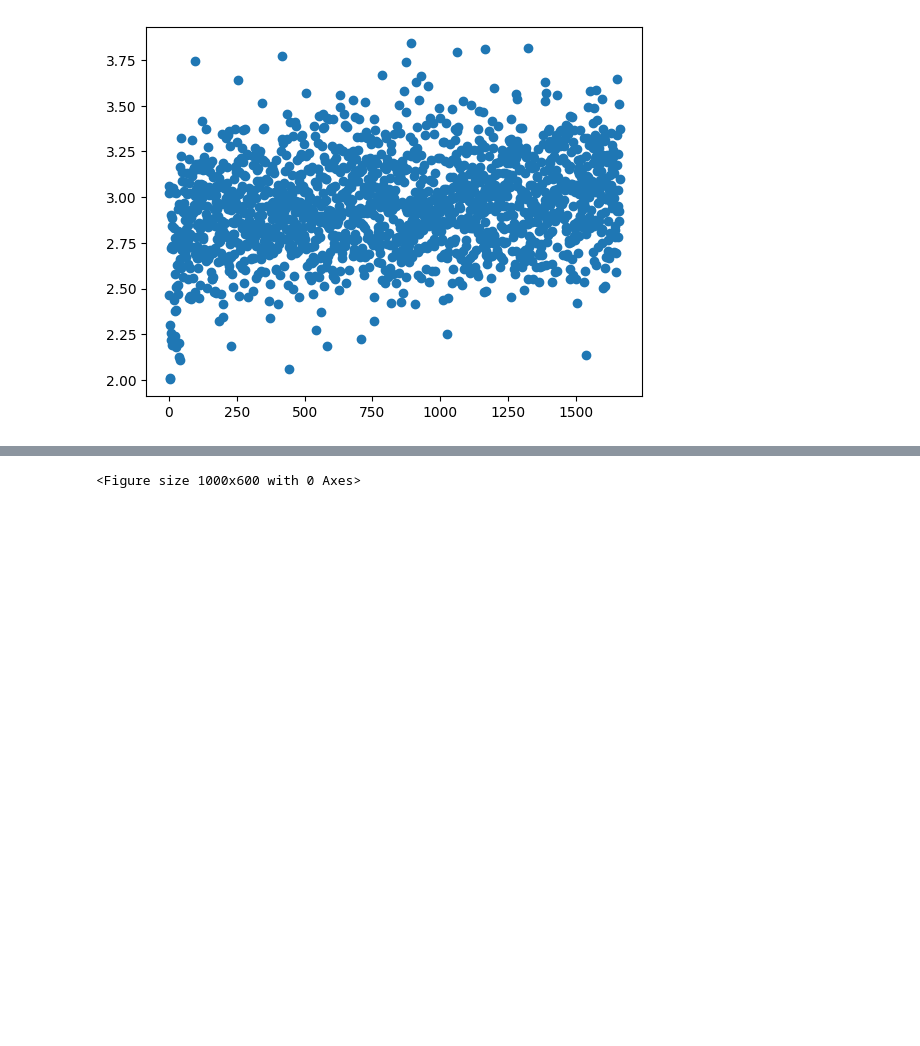
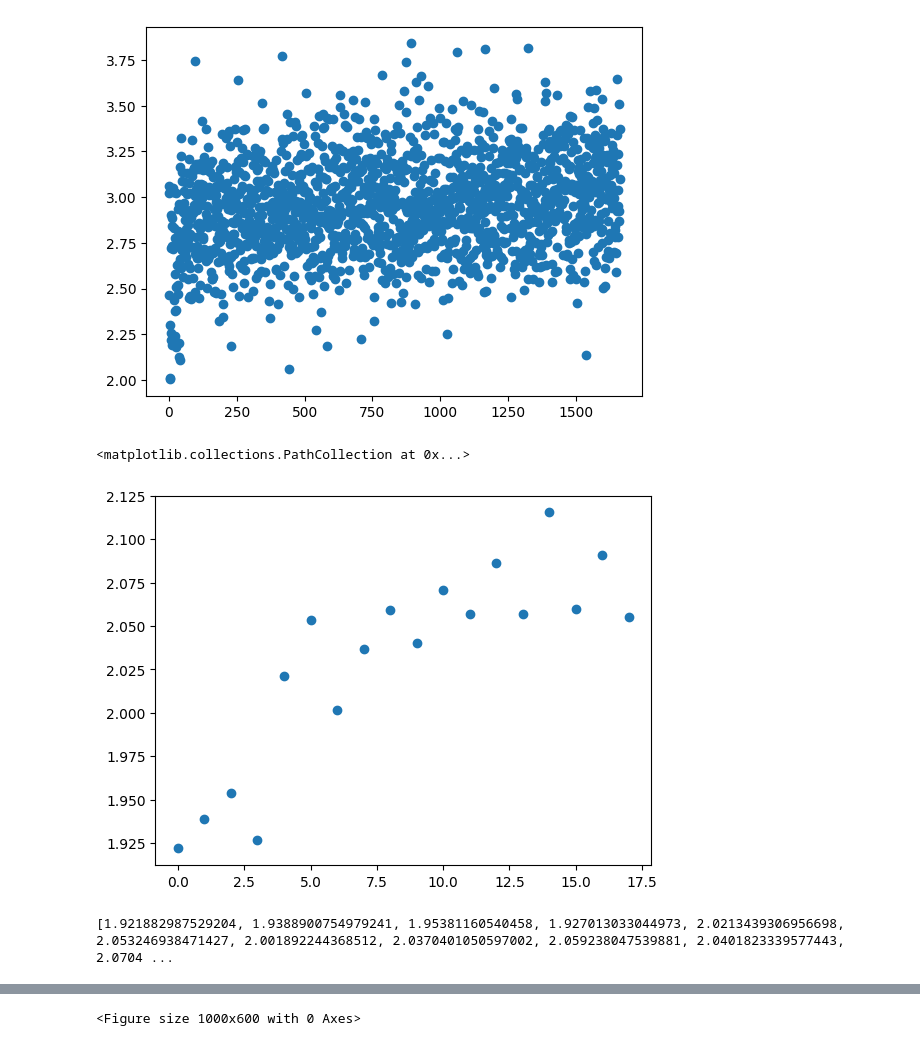
Before and after one commit to PrasannS/d2po, a Jupyter notebook: notebooks/trainlog_analysis.ipynb, the cells around one changed output, grey strips where cells are left out. Cells and saved outputs as stored; diff of their text form; code cells hidden in the pictures; blank space fills up the shorter version.

```diff
--- a/notebooks/trainlog_analysis.ipynb
+++ b/notebooks/trainlog_analysis.ipynb
@@ -556,0 +581,18 @@ bowmainpoints = [(4000, 5.9), (4000,6.2)]
+# %%
+eurbase = "../outputs/results/genouts/paraphrase/"
+meth = "ppo_parconf_newalgo_256_16_ndata"
+results = []
+for i in range(100, 1900, 100):
+    check = i
+    with open(eurbase+meth+str(check)+".results", "r") as f:
+        res = json.load(f)
+    results.append(mean(m[0] for m in res['notruncval']))
+plt.scatter(range(len(results)), results)
+# %% [output]
+<matplotlib.collections.PathCollection at 0x...>
+[figure, added]
+# %%
+# ppo_mainalgo_32_4justoffpolicy
+print(results)
+# %% [output]
+[1.921882987529204, 1.9388900754979241, 1.95381160540458, 1.927013033044973, 2.0213439306956698, 2.053246938471427, 2.001892244368512, 2.0370401050597002, 2.059238047539881, 2.0401823339577443, 2.0704 ...
```
Also changed, not shown: parts of 8 cells of this notebook, 13 other files.
